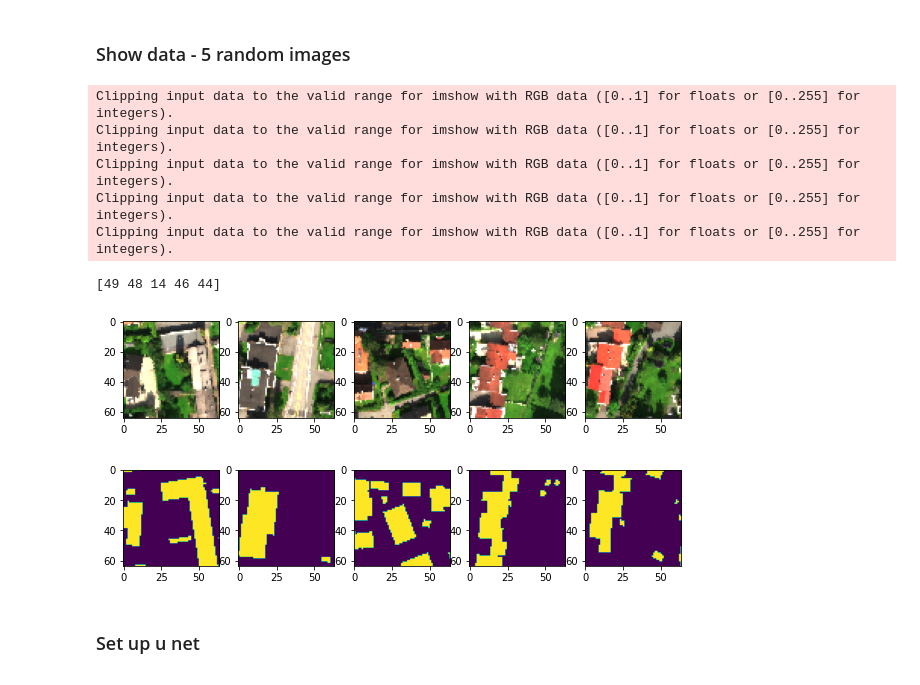
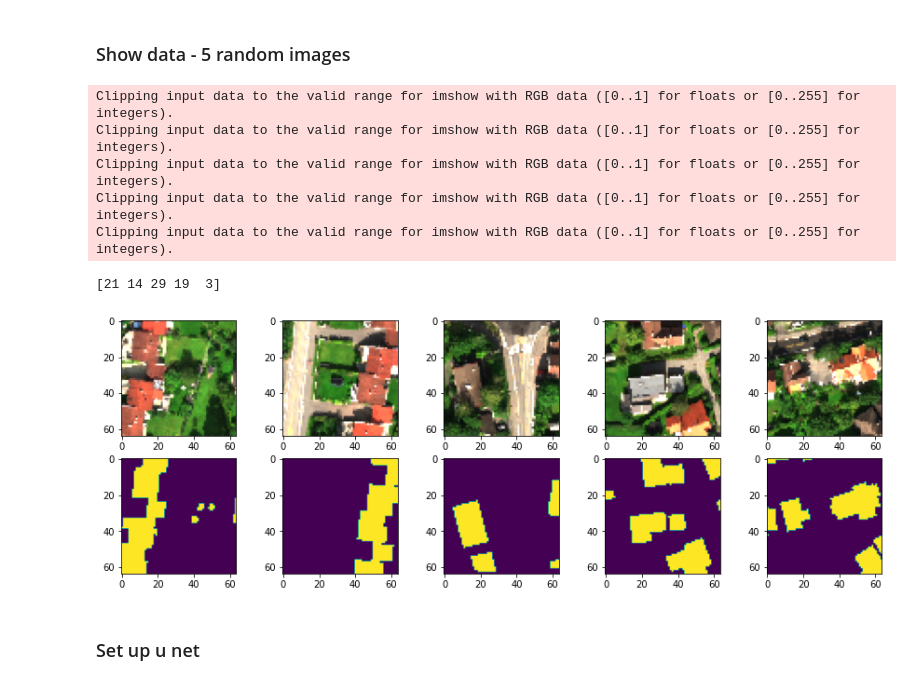
Before and after one commit to stianteien/M_DV_V2022, a Jupyter notebook: roofs_w_unet/roof_u-net.ipynb, the cells around one changed output. Saved outputs shown, nothing was run; the diff lists cells and outputs as text; code cells hidden in the pictures.

```diff
--- a/roofs_w_unet/roof_u-net.ipynb
+++ b/roofs_w_unet/roof_u-net.ipynb
@@ -31,7 +31,18 @@ y = np.load("roofs_w_unet/y_data.npy")
 
 #X = (X - X.mean(axis=0)) / X.std(axis=0)
 
-X_train, X_test, y_train, y_test = train_test_split(X,
-                                                    y,
-                                                    test_size=0.2,
-                                                    random_state=42)
+# Adds a new dimension of layer too have two class problem.
+yy = np.append(y, np.zeros((50, 64, 64,1)), axis=3)
+yy[yy >= 0.001] = 1
+yy1 = yy.copy()
+yy1[:,:,:,0] = 0
+for i in range(50):
+  values = yy[i,:,:,0]
+  for r in range(64):
+    for c in range(64):
+      value = yy[i,r,c,0]
+      yy1[i,r,c,int(value)] = 1
+
+
+print(y.shape)
+print(yy1.shape)
@@ -38,3 +52,8 @@ X_train, X_test, y_train, y_test = train_test_split(X,
+# %%
+X_train, X_test, y_train, y_test = train_test_split(X,
+                                                    yy1,
+                                                    test_size=0.2,
+                                                    random_state=42)
 # %%
 X.shape
 # %% [output]
@@ -122,24 +141,24 @@ def get_f1(y_true, y_pred): #taken from old keras source code
 # %% [markdown]
 ### Show data - 5 random images
 # %%
-fig, ax = plt.subplots(nrows=2, ncols=5, figsize = (10,5))
+fig, ax = plt.subplots(nrows=2, ncols=5, figsize = (15,5))
 
-indx = np.random.randint(0,high=X.shape[0],size=5)
+indx = np.random.randint(0,high=X_train.shape[0],size=5)
 print(indx)
 for i in range(5):
-    ax[0,i].imshow(np.dstack((X[indx[i]][:,:,76],
-                              X[indx[i]][:,:,46],
-                              X[indx[i]][:,:,21])))
-    ax[1,i].imshow(y[indx[i]][:,:,0])
+    ax[0,i].imshow(np.dstack((X_train[indx[i]][:,:,76],
+                              X_train[indx[i]][:,:,46],
+                              X_train[indx[i]][:,:,21])))
+    ax[1,i].imshow(y_train[indx[i]][:,:,1])
 plt.show()
 # %% [output]
 Clipping input data to the valid range for imshow with RGB data ([0..1] for floats or [0..255] for integers).
 Clipping input data to the valid range for imshow with RGB data ([0..1] for floats or [0..255] for integers).
 Clipping input data to the valid range for imshow with RGB data ([0..1] for floats or [0..255] for integers).
 Clipping input data to the valid range for imshow with RGB data ([0..1] for floats or [0..255] for integers).
 Clipping input data to the valid range for imshow with RGB data ([0..1] for floats or [0..255] for integers).
-[49 48 14 46 44]
+[21 14 29 19  3]
-[figure, old version]
+[figure, new version]
 # %% [markdown]
 ### Set up u net
 # %%
```
Also changed, not shown: parts of 18 cells of this notebook.
